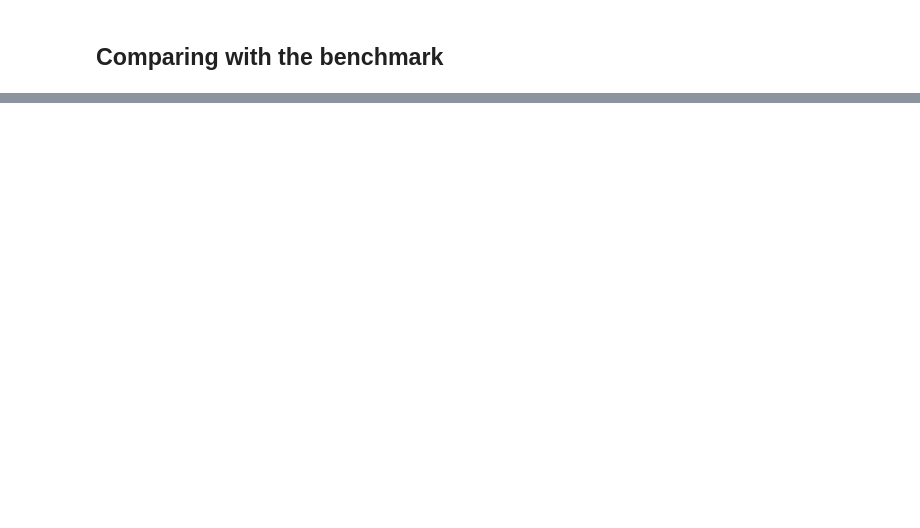
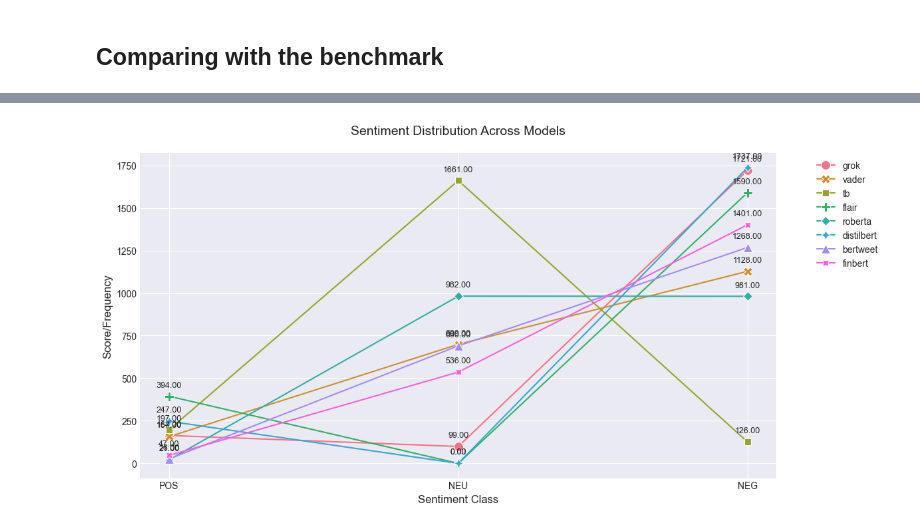
Before and after one commit to jaytai3336/Sentimental-Analysis, a Jupyter notebook: SA Comparison.ipynb, the cells around one changed output, grey strips where cells are left out. Drawn from its saved outputs; the diff is of its cells as text; code cells hidden in the pictures; blank space fills up the shorter version.

```diff
--- a/SA Comparison.ipynb
+++ b/SA Comparison.ipynb
@@ -234,0 +230,12 @@ pd.DataFrame(result_finbert).to_csv("data/result_finbert.csv")
+# %%
+# basic metrics for comparison across the board
+
+from collections import Counter
+grok_c = [Counter(grok)[i] for i in classes]
+vader_c = [Counter(vader)[i] for i in classes]
+tb_c = [Counter(tb)[i] for i in classes]
+flair_c = [Counter(flair)[i] for i in classes]
+roberta_c = [Counter(roberta)[i] for i in classes]
+distilbert_c = [Counter(distilbert)[i] for i in classes]
+bertweet_c = [Counter(bertweet)[i] for i in classes]
+finbert_c = [Counter(finbert)[i] for i in classes]
@@ -234,0 +289,72 @@ pd.DataFrame(result_finbert).to_csv("data/result_finbert.csv")
+# %%
+# LINE PLOTS
+
+# SEPARATE
+x = ('POS', 'NEU', 'NEG')
+y1 = grok_c
+y2 = vader_c
+y3 = tb_c
+y4 = flair_c
+y5 = roberta_c
+y6 = distilbert_c
+y7 = bertweet_c
+y8 = finbert_c
+
+import seaborn as sns
+import matplotlib.pyplot as plt
+import pandas as pd
+import numpy as np
+
+# Convert to long-form DataFrame (Seaborn's preferred format)
+data = {
+    'Model': ['grok']*3 + ['vader']*3 + ['tb']*3 + ['flair']*3 +
+            ['roberta']*3 + ['distilbert']*3 + ['bertweet']*3 + ['finbert']*3,
+    'Sentiment': ['POS', 'NEU', 'NEG']*8,
+    'Value': np.concatenate([y1, y2, y3, y4, y5, y6, y7, y8])  # Ensure these are numerical!
+}
+
+df = pd.DataFrame(data)
+
+# Style settings
+plt.style.use('seaborn-v0_8-darkgrid')
+palette = sns.color_palette("husl", 8)  # 8 distinct colors
+fig, ax = plt.subplots(figsize=(12, 6))
+
+# Create plot
+sns.lineplot(
+    data=df,
+    x='Sentiment',
+    y='Value',
+    hue='Model',
+    style='Model',
+    markers=True,
+    dashes=False,
+    markersize=10,
+    palette=palette,
+    ax=ax
+)
+
+# Enhancements
+ax.set_title('Sentiment Distribution Across Models', fontsize=14, pad=20)
+ax.set_xlabel('Sentiment Class', fontsize=12)
+ax.set_ylabel('Score/Frequency', fontsize=12)
+ax.legend(bbox_to_anchor=(1.05, 1), loc='upper left')  # Move legend outside
+
+# Add value annotations
+for line in ax.lines:
+    for x, y in zip(line.get_xdata(), line.get_ydata()):
+        ax.annotate(
+            f'{y:.2f}',
+            (x, y),
+            textcoords="offset points",
+            xytext=(0, 10),
+            ha='center',
+            fontsize=9
+        )
+
+plt.tight_layout()
+plt.show()
+
+# most closely observe the distribution is Flair and Distilbert
+# %% [output]
+[figure, added]
```
Also changed, not shown: parts of 13 cells of this notebook, 1 other file.
